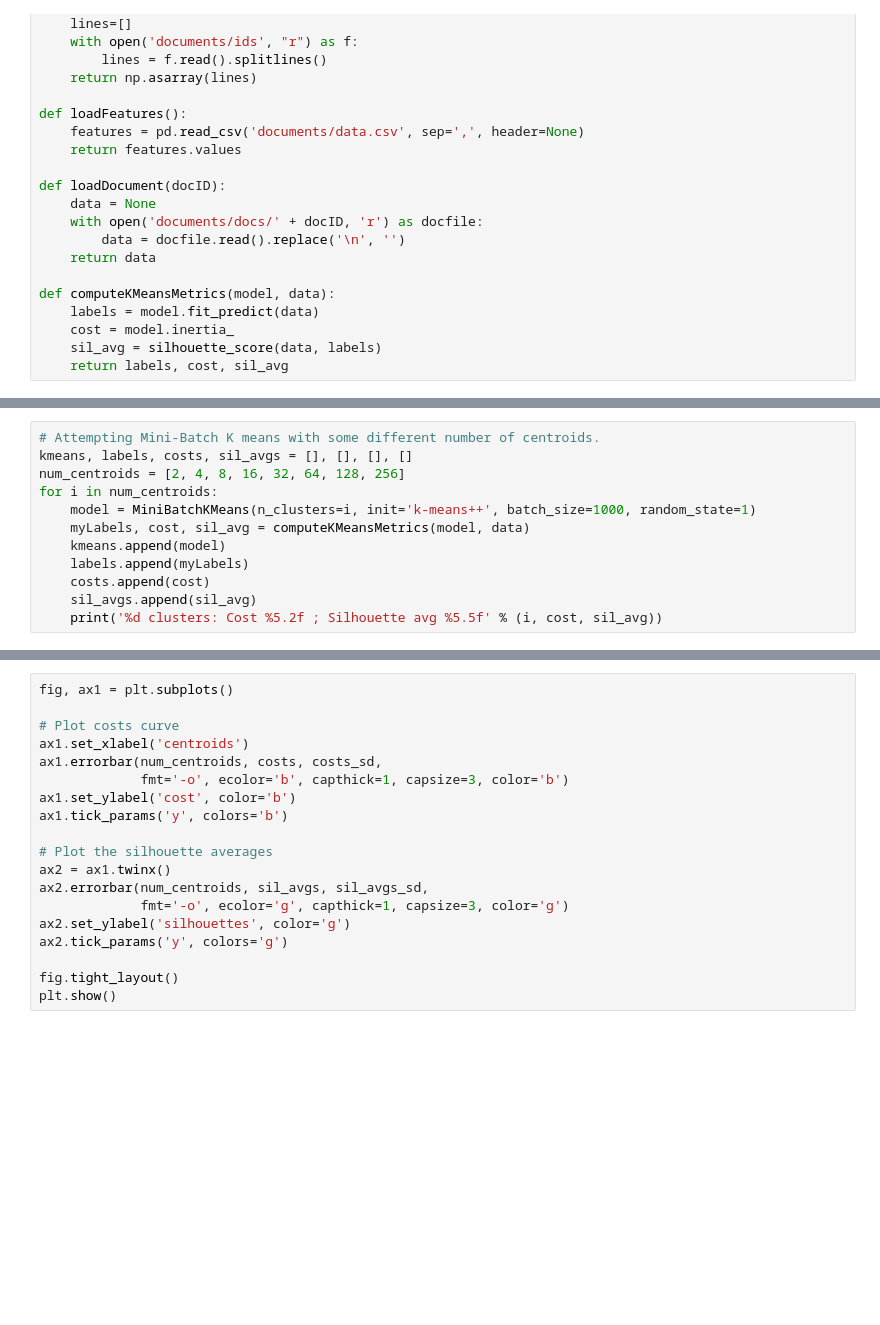
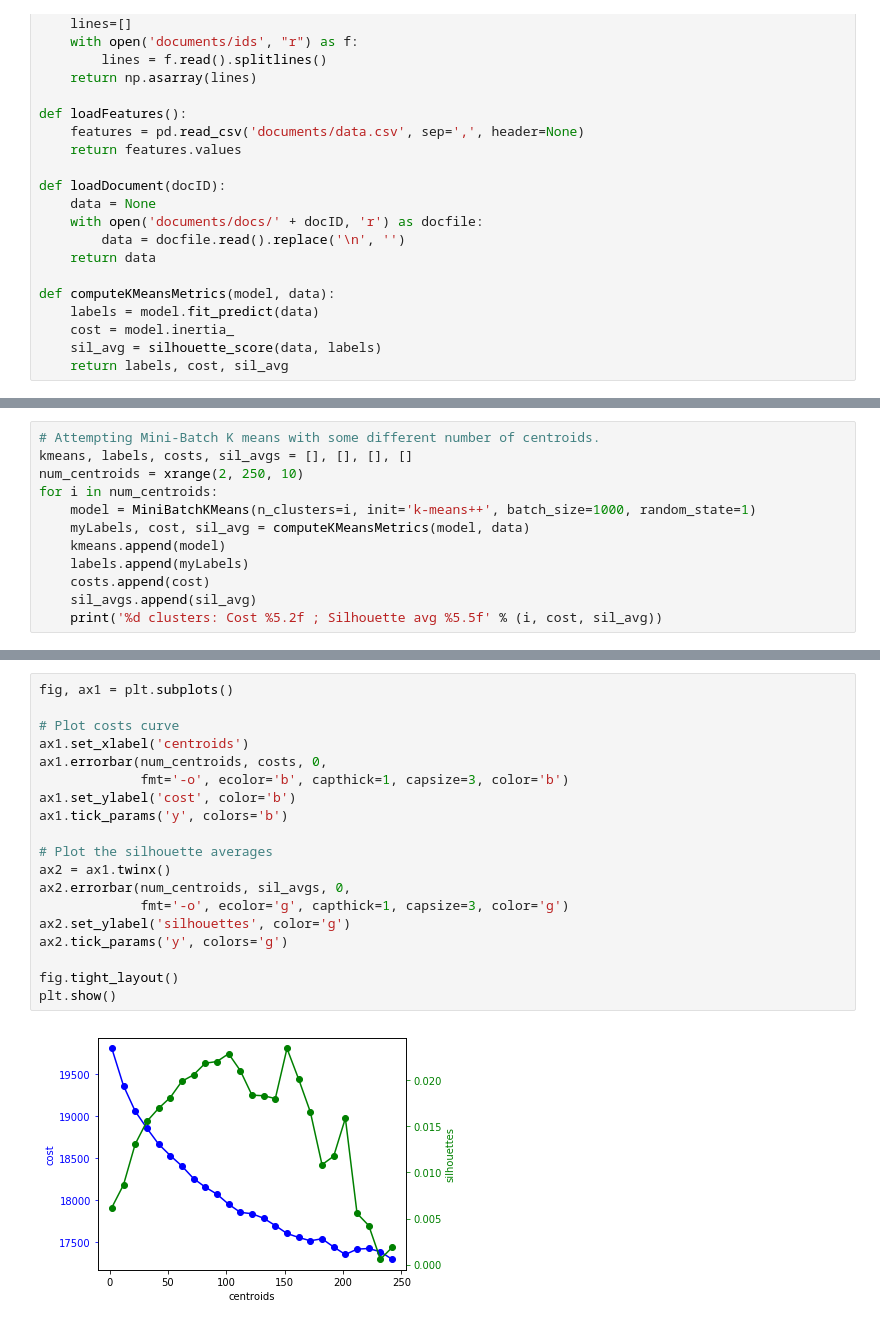
Before and after one commit to rossanez/MO444-2s2017, a Jupyter notebook: Trab03/MO444_2017_Trab03_Grupo05.ipynb, the cells around one changed output, grey strips where cells are left out. Saved outputs shown, nothing was run; the diff lists cells and outputs as text; blank space fills up the shorter version.

```diff
--- a/Trab03/MO444_2017_Trab03_Grupo05.ipynb
+++ b/Trab03/MO444_2017_Trab03_Grupo05.ipynb
@@ -66,7 +86,7 @@ data = normalizer.transform(data)
 # %%
 # Attempting Mini-Batch K means with some different number of centroids.
 kmeans, labels, costs, sil_avgs = [], [], [], []
-num_centroids = [2, 4, 8, 16, 32, 64, 128, 256]
+num_centroids = xrange(2, 250, 10)
 for i in num_centroids:
     model = MiniBatchKMeans(n_clusters=i, init='k-means++', batch_size=1000, random_state=1)
     myLabels, cost, sil_avg = computeKMeansMetrics(model, data)
@@ -78,20 +116,22 @@ for i in num_centroids:
 # %%
 fig, ax1 = plt.subplots()
 
 # Plot costs curve
 ax1.set_xlabel('centroids')
-ax1.errorbar(num_centroids, costs, costs_sd,
+ax1.errorbar(num_centroids, costs, 0,
              fmt='-o', ecolor='b', capthick=1, capsize=3, color='b')
 ax1.set_ylabel('cost', color='b')
 ax1.tick_params('y', colors='b')
 
 # Plot the silhouette averages
 ax2 = ax1.twinx()
-ax2.errorbar(num_centroids, sil_avgs, sil_avgs_sd,
+ax2.errorbar(num_centroids, sil_avgs, 0,
              fmt='-o', ecolor='g', capthick=1, capsize=3, color='g')
 ax2.set_ylabel('silhouettes', color='g')
 ax2.tick_params('y', colors='g')
 
 fig.tight_layout()
 plt.show()
+# %% [output]
+[figure, added]
 # %%
```
Also changed, not shown: parts of 7 cells of this notebook.
